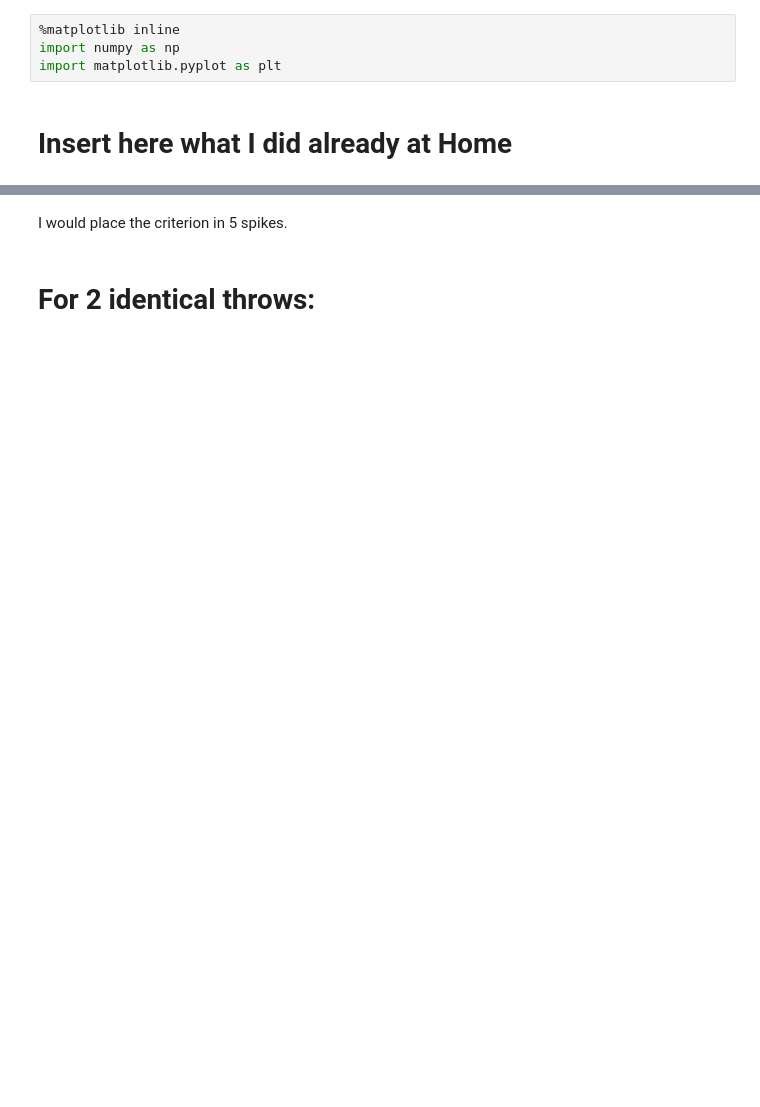
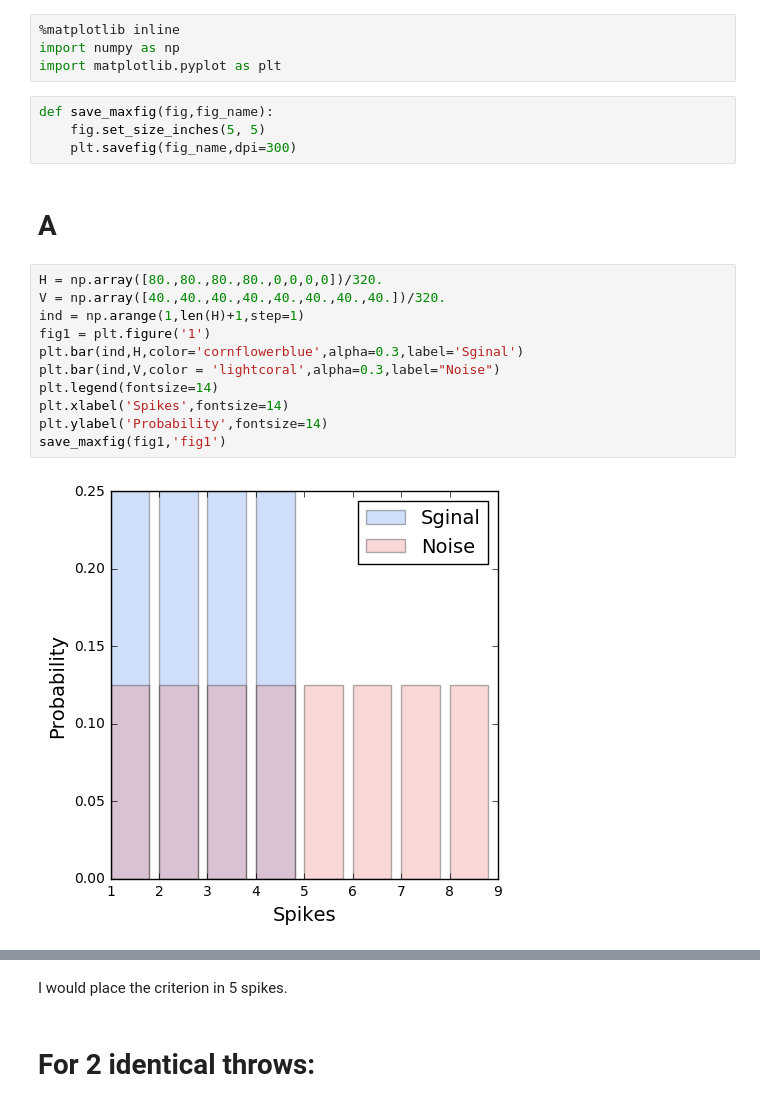
Before and after one commit to PTorr/Decisio-making, a Jupyter notebook: question1.ipynb, the cells around one changed output, grey strips where cells are left out. Cells and saved outputs as stored; diff of their text form; blank space fills up the shorter version.

Commit message:
Home

```diff
--- a/question1.ipynb
+++ b/question1.ipynb
@@ -2,5 +2,22 @@
 %matplotlib inline
 import numpy as np
 import matplotlib.pyplot as plt
-# %% [markdown]
-# Insert here what I did already at Home
+# %%
+def save_maxfig(fig,fig_name):
+    fig.set_size_inches(5, 5)
+    plt.savefig(fig_name,dpi=300)
+# %% [markdown]
+# A
+# %%
+H = np.array([80.,80.,80.,80.,0,0,0,0])/320.
+V = np.array([40.,40.,40.,40.,40.,40.,40.,40.])/320.
+ind = np.arange(1,len(H)+1,step=1)
+fig1 = plt.figure('1')
+plt.bar(ind,H,color='cornflowerblue',alpha=0.3,label='Sginal')
+plt.bar(ind,V,color = 'lightcoral',alpha=0.3,label="Noise")
+plt.legend(fontsize=14)
+plt.xlabel('Spikes',fontsize=14)
+plt.ylabel('Probability',fontsize=14)
+save_maxfig(fig1,'fig1')
+# %% [output]
+[figure, added]
```
Also changed, not shown: parts of 3 cells of this notebook, 8 other files.
